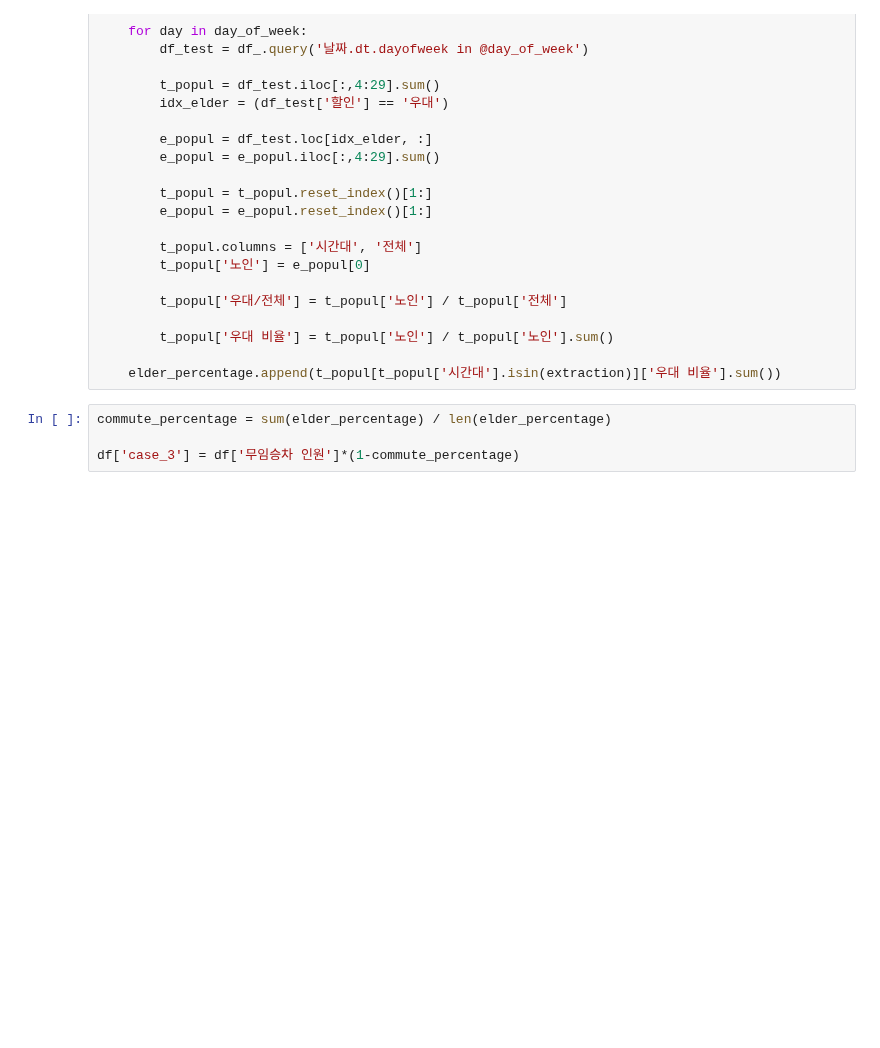
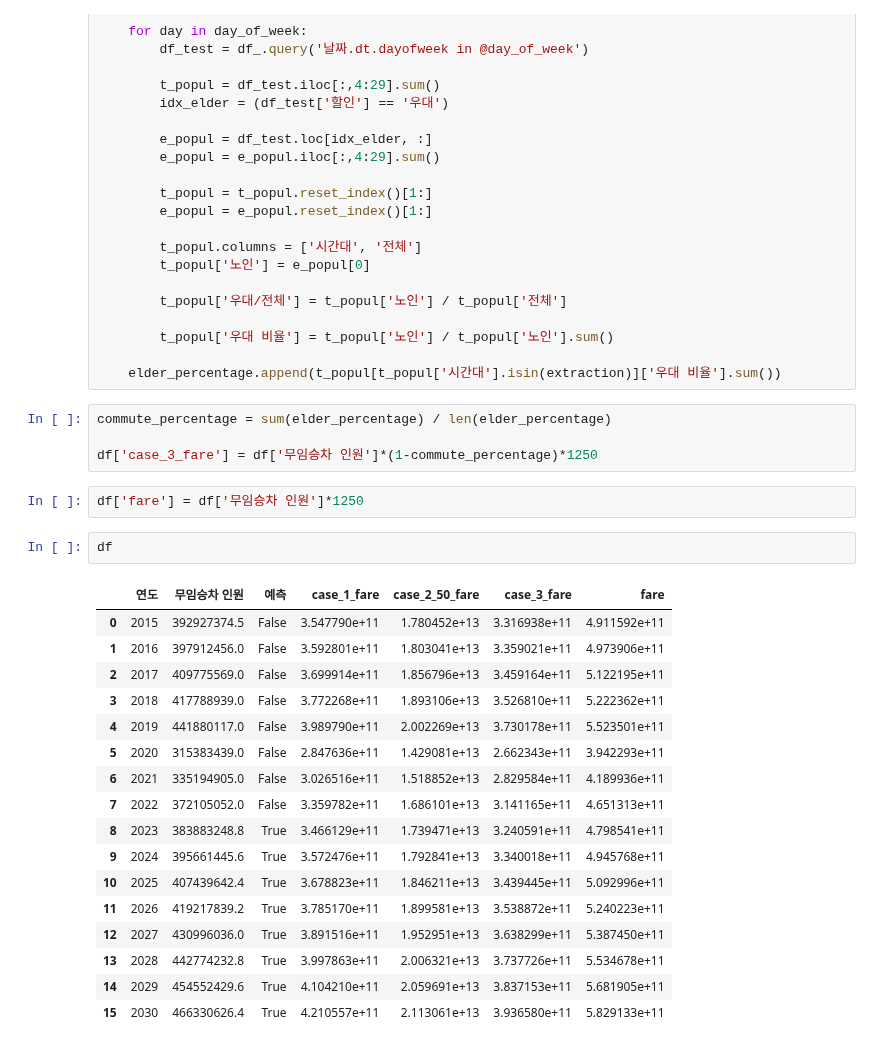
Before and after one commit to lg960214/DACON_Seoul_6, a Jupyter notebook: case_1.ipynb, the cells around one changed output. Cells and saved outputs as stored; diff of their text form; blank space fills up the shorter version.

```diff
--- a/case_1.ipynb
+++ b/case_1.ipynb
@@ -231,4 +231,26 @@ for fname in fname_list:
 # %%
 commute_percentage = sum(elder_percentage) / len(elder_percentage)
 
-df['case_3'] = df['무임승차 인원']*(1-commute_percentage)
+df['case_3_fare'] = df['무임승차 인원']*(1-commute_percentage)*1250
+# %%
+df['fare'] = df['무임승차 인원']*1250
+# %%
+df
+# %% [output]
+|  | 연도 | 무임승차 인원 | 예측 | case_1_fare | case_2_50_fare | case_3_fare | fare |
+| 0 | 2015 | 392927374.5 | False | 3.547790e+11 | 1.780452e+13 | 3.316938e+11 | 4.911592e+11 |
+| 1 | 2016 | 397912456.0 | False | 3.592801e+11 | 1.803041e+13 | 3.359021e+11 | 4.973906e+11 |
+| 2 | 2017 | 409775569.0 | False | 3.699914e+11 | 1.856796e+13 | 3.459164e+11 | 5.122195e+11 |
+| 3 | 2018 | 417788939.0 | False | 3.772268e+11 | 1.893106e+13 | 3.526810e+11 | 5.222362e+11 |
+| 4 | 2019 | 441880117.0 | False | 3.989790e+11 | 2.002269e+13 | 3.730178e+11 | 5.523501e+11 |
+| 5 | 2020 | 315383439.0 | False | 2.847636e+11 | 1.429081e+13 | 2.662343e+11 | 3.942293e+11 |
+| 6 | 2021 | 335194905.0 | False | 3.026516e+11 | 1.518852e+13 | 2.829584e+11 | 4.189936e+11 |
+| 7 | 2022 | 372105052.0 | False | 3.359782e+11 | 1.686101e+13 | 3.141165e+11 | 4.651313e+11 |
+| 8 | 2023 | 383883248.8 | True | 3.466129e+11 | 1.739471e+13 | 3.240591e+11 | 4.798541e+11 |
+| 9 | 2024 | 395661445.6 | True | 3.572476e+11 | 1.792841e+13 | 3.340018e+11 | 4.945768e+11 |
+| 10 | 2025 | 407439642.4 | True | 3.678823e+11 | 1.846211e+13 | 3.439445e+11 | 5.092996e+11 |
+| 11 | 2026 | 419217839.2 | True | 3.785170e+11 | 1.899581e+13 | 3.538872e+11 | 5.240223e+11 |
+| 12 | 2027 | 430996036.0 | True | 3.891516e+11 | 1.952951e+13 | 3.638299e+11 | 5.387450e+11 |
+| 13 | 2028 | 442774232.8 | True | 3.997863e+11 | 2.006321e+13 | 3.737726e+11 | 5.534678e+11 |
+| 14 | 2029 | 454552429.6 | True | 4.104210e+11 | 2.059691e+13 | 3.837153e+11 | 5.681905e+11 |
+| 15 | 2030 | 466330626.4 | True | 4.210557e+11 | 2.113061e+13 | 3.936580e+11 | 5.829133e+11 |
```
